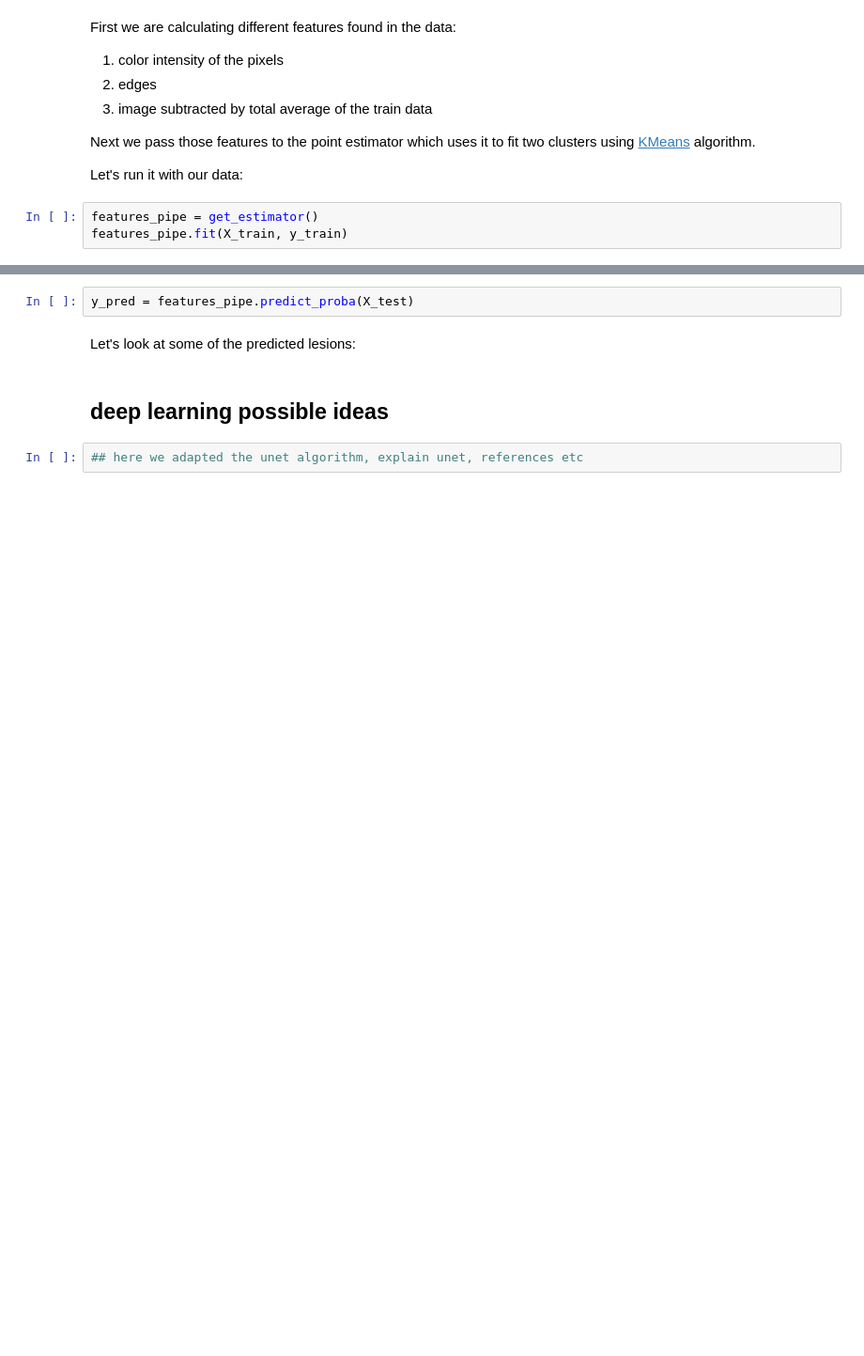
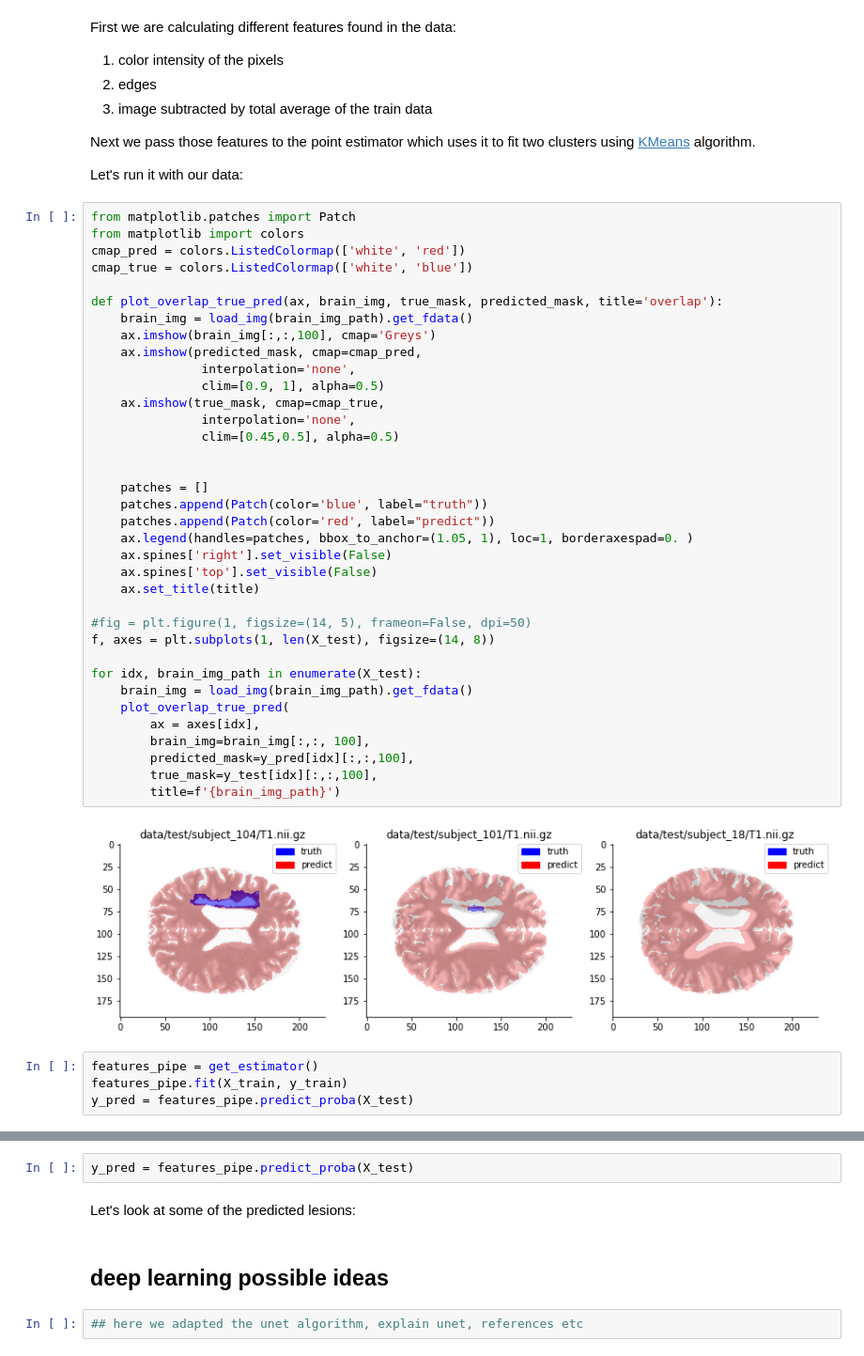
Before and after one commit to ramp-kits/stroke_lesions, a Jupyter notebook: stroke_starting_kit.ipynb, the cells around one changed output, grey strips where cells are left out. Shown at 94% size. Cells and saved outputs as stored; diff of their text form; blank space fills up the shorter version.

Commit message:
added truth and pred plotting

```diff
--- a/stroke_starting_kit.ipynb
+++ b/stroke_starting_kit.ipynb
@@ -570,9 +572,48 @@ First we are calculating different features found in the data:
 Next we pass those features to the point estimator which uses it to fit two clusters using [KMeans](https://scikit-learn.org/stable/modules/generated/sklearn.cluster.KMeans.html) algorithm.
 
 Let's run it with our data:
+# %%
+from matplotlib.patches import Patch
+from matplotlib import colors
+cmap_pred = colors.ListedColormap(['white', 'red'])
+cmap_true = colors.ListedColormap(['white', 'blue'])
+
+def plot_overlap_true_pred(ax, brain_img, true_mask, predicted_mask, title='overlap'):
+    brain_img = load_img(brain_img_path).get_fdata()
+    ax.imshow(brain_img[:,:,100], cmap='Greys')
+    ax.imshow(predicted_mask, cmap=cmap_pred,
+               interpolation='none',
+               clim=[0.9, 1], alpha=0.5)
+    ax.imshow(true_mask, cmap=cmap_true,
+               interpolation='none',
+               clim=[0.45,0.5], alpha=0.5)
+
+
+    patches = []
+    patches.append(Patch(color='blue', label="truth"))
+    patches.append(Patch(color='red', label="predict"))
+    ax.legend(handles=patches, bbox_to_anchor=(1.05, 1), loc=1, borderaxespad=0. )
+    ax.spines['right'].set_visible(False)
+    ax.spines['top'].set_visible(False)
+    ax.set_title(title)
+
+#fig = plt.figure(1, figsize=(14, 5), frameon=False, dpi=50)
+f, axes = plt.subplots(1, len(X_test), figsize=(14, 8))
+
+for idx, brain_img_path in enumerate(X_test):
+    brain_img = load_img(brain_img_path).get_fdata()
+    plot_overlap_true_pred(
+        ax = axes[idx],
+        brain_img=brain_img[:,:, 100],
+        predicted_mask=y_pred[idx][:,:,100],
+        true_mask=y_test[idx][:,:,100],
+        title=f'{brain_img_path}')
+# %% [output]
+[figure, added]
 # %%
 features_pipe = get_estimator()
 features_pipe.fit(X_train, y_train)
+y_pred = features_pipe.predict_proba(X_test)
 # %%
 dice_fext = dice_coeff(y_test, y_pred)
 print(f'DiceCoeff for Feature Extractor algorithm is {np.round(dice_fext, 4)}')
```
Also changed, not shown: parts of 7 cells of this notebook.
